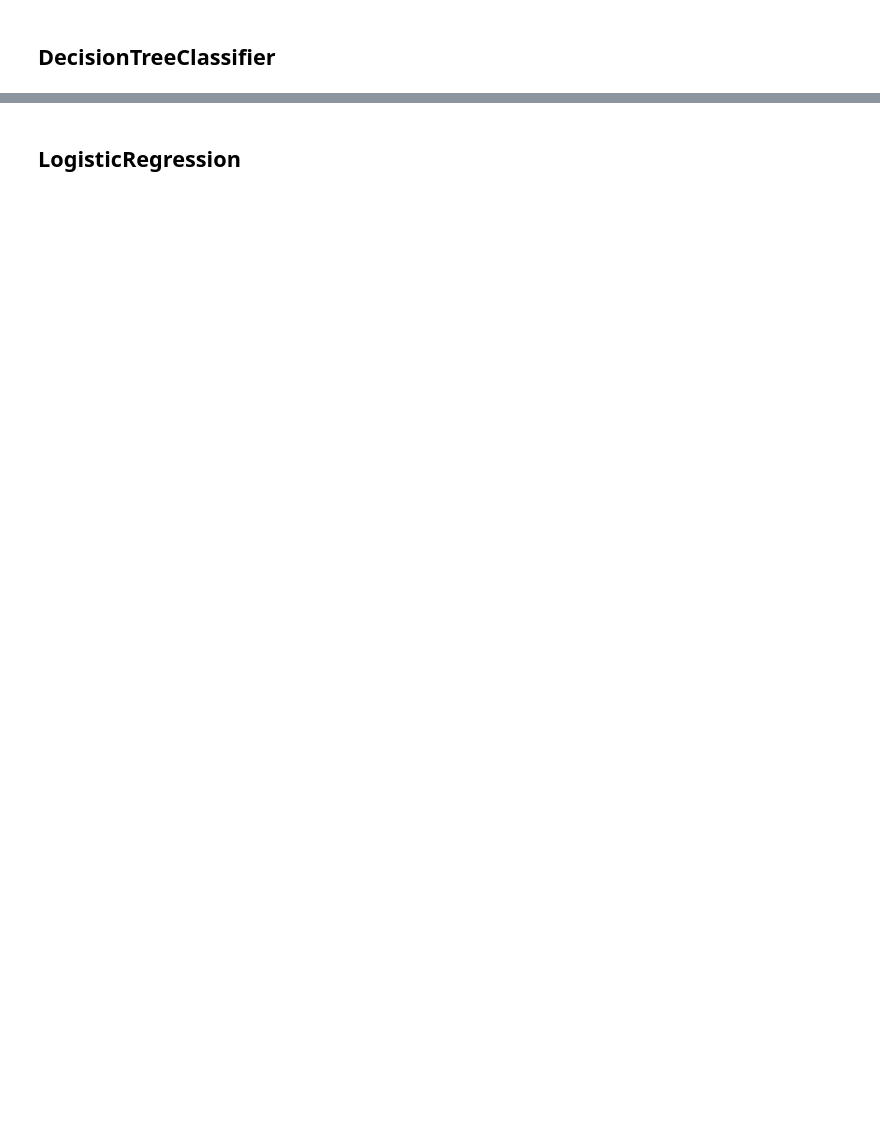
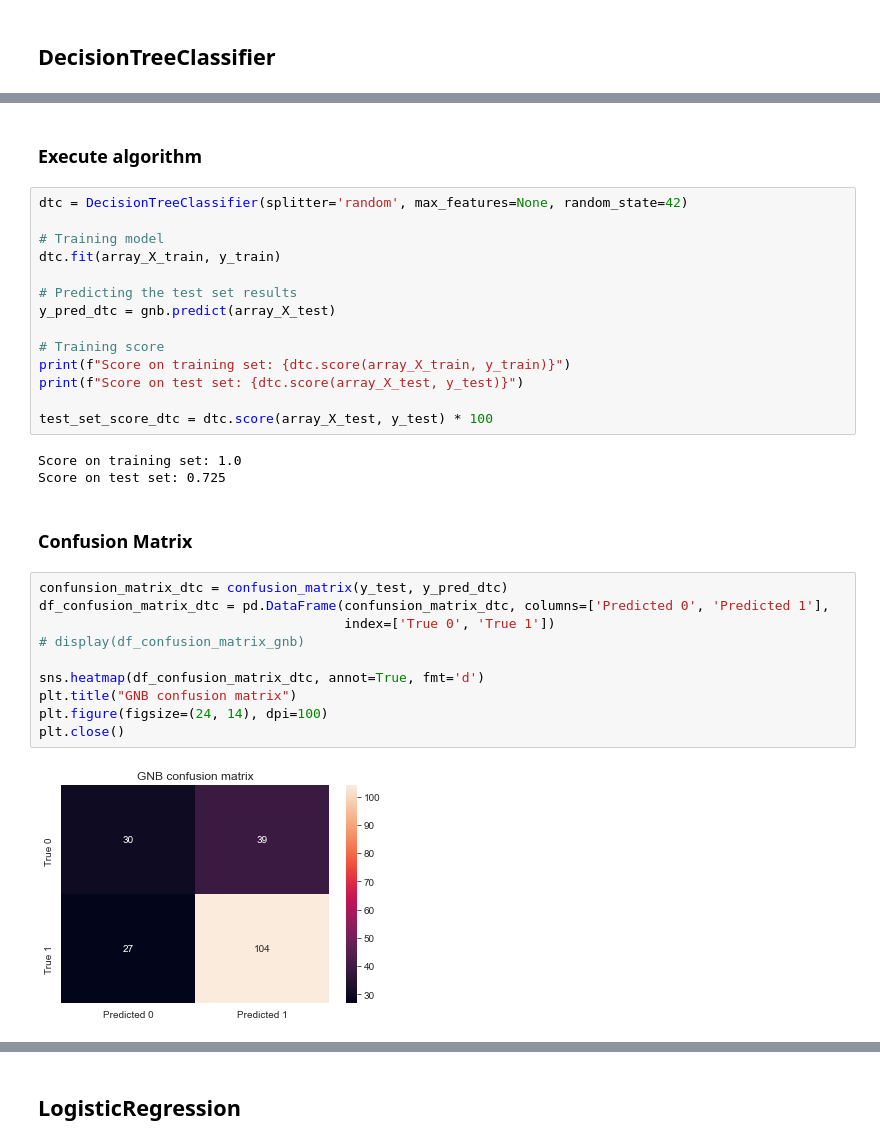
Before and after one commit to AT181903/YelpDatasetAnalysis, a Jupyter notebook: reviews_task.ipynb, the cells around one changed output, grey strips where cells are left out. Drawn from its saved outputs; the diff is of its cells as text; blank space fills up the shorter version.

```diff
--- a/reviews_task.ipynb
+++ b/reviews_task.ipynb
@@ -440,0 +516,33 @@ df_gnb_report
+# %% [markdown]
+### Execute algorithm
+# %%
+dtc = DecisionTreeClassifier(splitter='random', max_features=None, random_state=42)
+
+# Training model
+dtc.fit(array_X_train, y_train)
+
+# Predicting the test set results
+y_pred_dtc = gnb.predict(array_X_test)
+
+# Training score
+print(f"Score on training set: {dtc.score(array_X_train, y_train)}")
+print(f"Score on test set: {dtc.score(array_X_test, y_test)}")
+
+test_set_score_dtc = dtc.score(array_X_test, y_test) * 100
+# %% [output]
+Score on training set: 1.0
+Score on test set: 0.725
+# %% [markdown]
+### Confusion Matrix
+# %%
+confunsion_matrix_dtc = confusion_matrix(y_test, y_pred_dtc)
+df_confusion_matrix_dtc = pd.DataFrame(confunsion_matrix_dtc, columns=['Predicted 0', 'Predicted 1'],
+                                       index=['True 0', 'True 1'])
+# display(df_confusion_matrix_gnb)
+
+sns.heatmap(df_confusion_matrix_dtc, annot=True, fmt='d')
+plt.title("GNB confusion matrix")
+plt.figure(figsize=(24, 14), dpi=100)
+plt.close()
+# %% [output]
+[figure, added]
```
Also changed, not shown: parts of 57 cells of this notebook.
